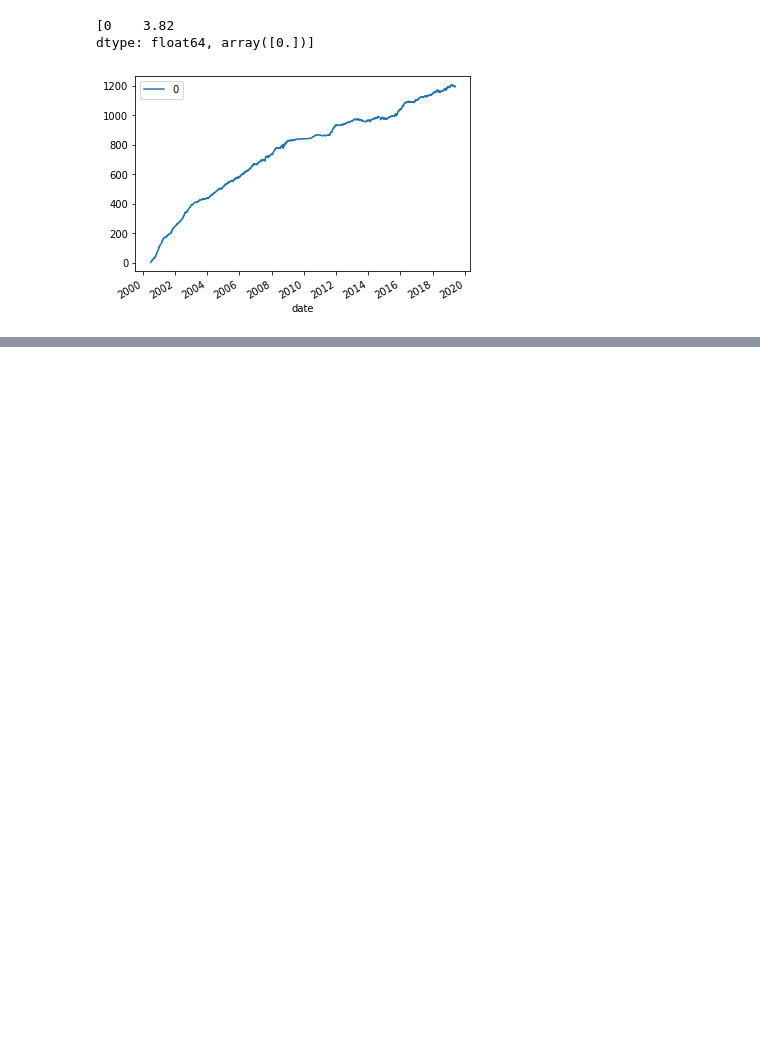
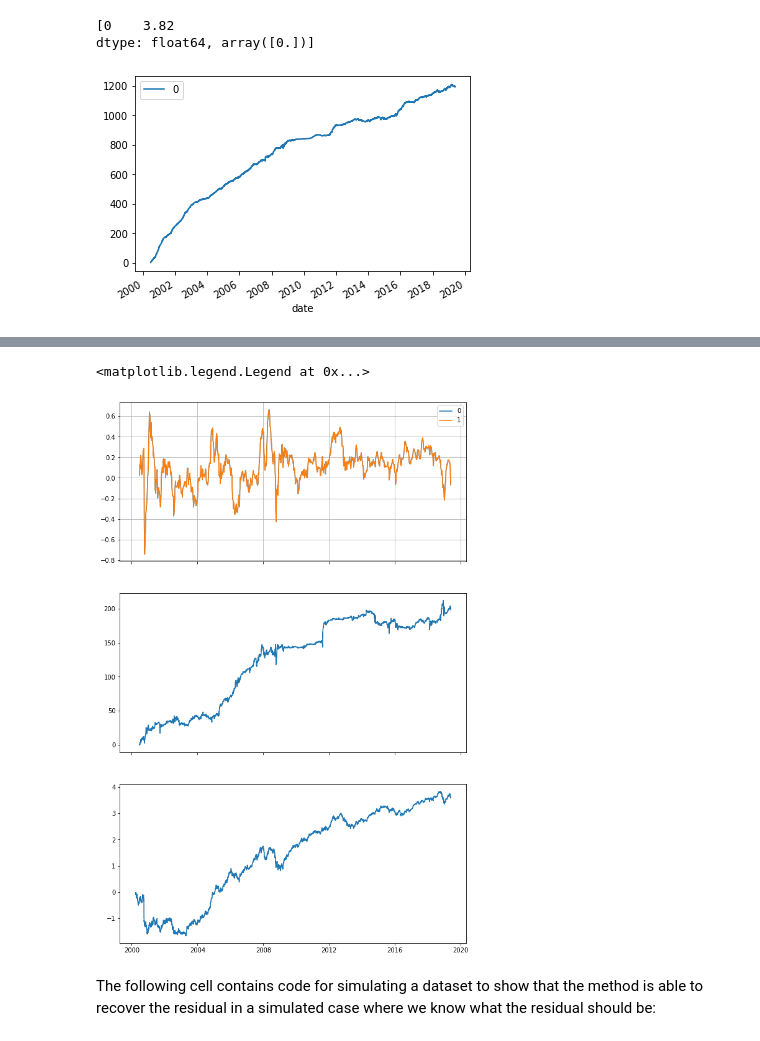
Before and after one commit to jase-clarkson/mini_1, a Jupyter notebook: stat_arb.ipynb, the cells around one changed output, grey strips where cells are left out. Cells and saved outputs as stored; diff of their text form; code cells hidden in the pictures; blank space fills up the shorter version.

```diff
--- a/stat_arb.ipynb
+++ b/stat_arb.ipynb
@@ -276,0 +164,18 @@ sparse
+# %%
+fig, ax = plt.subplots(3, 1, sharex=True, figsize=(10, 16))
+c = strats[1].portfolios['AAPL']
+# y = c - c.rolling(60).mean()
+ax[0].plot((strats[0].portfolios['AAPL'] * -1).cumsum(), label='0')
+# ax[0].plot(((strats[0].portfolios['AAPL'] - strats[0].portfolios['AAPL'].rolling(60).mean())  * -1).cumsum())
+
+ax[0].plot((strats[-1].portfolios['AAPL'] * -1).cumsum(), label='1')
+# ax[0].plot((y * -1).cumsum())
+ax[1].plot(strats[0].cum_ret)
+ax[2].plot(df['AAPL'].cumsum())
+ax[0].grid()
+ax[0].legend()
+# %% [output]
+<matplotlib.legend.Legend at 0x...>
+[figure, added]
+# %% [markdown]
+The following cell contains code for simulating a dataset to show that the method is able to recover the residual in a simulated case where we know what the residual should be:
```
Also changed, not shown: parts of 14 cells of this notebook, 3 other files.
